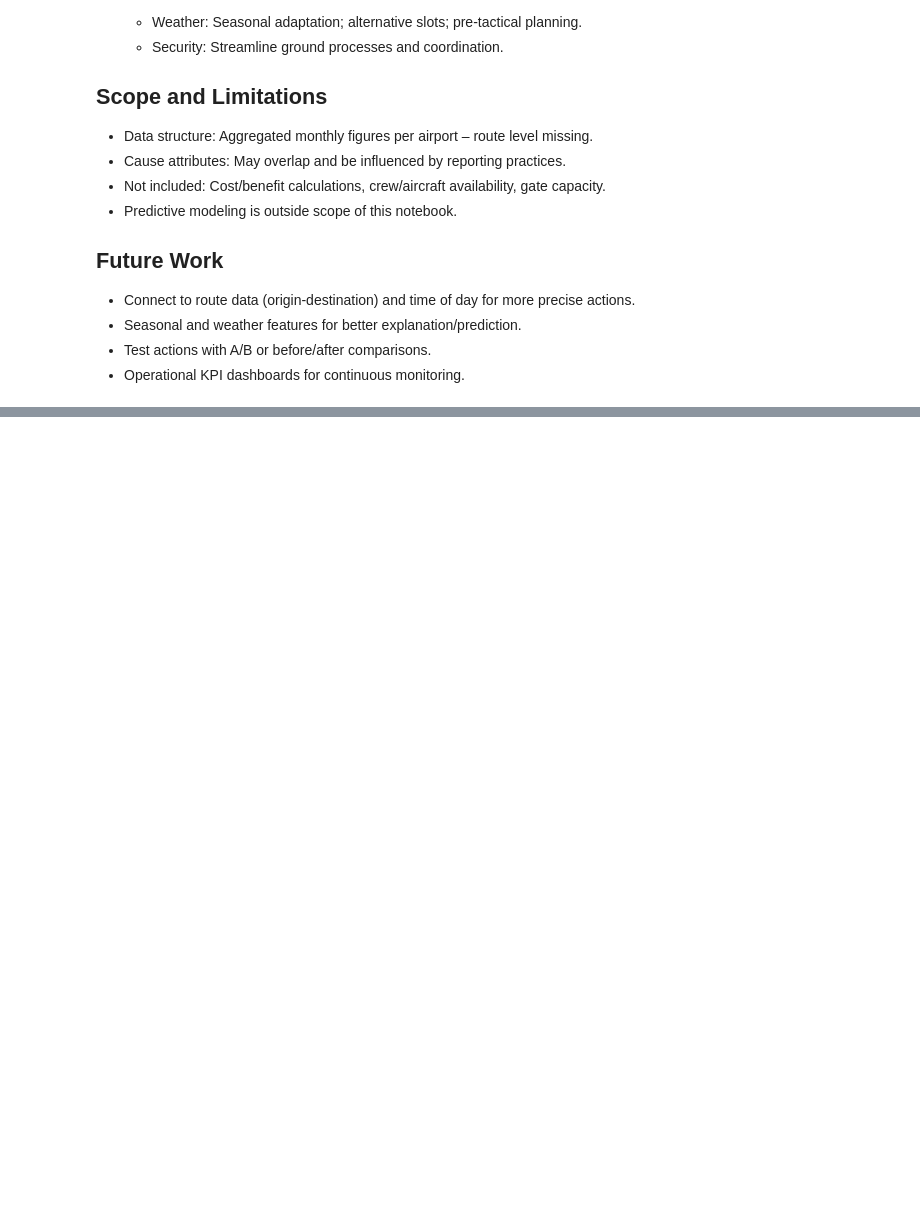
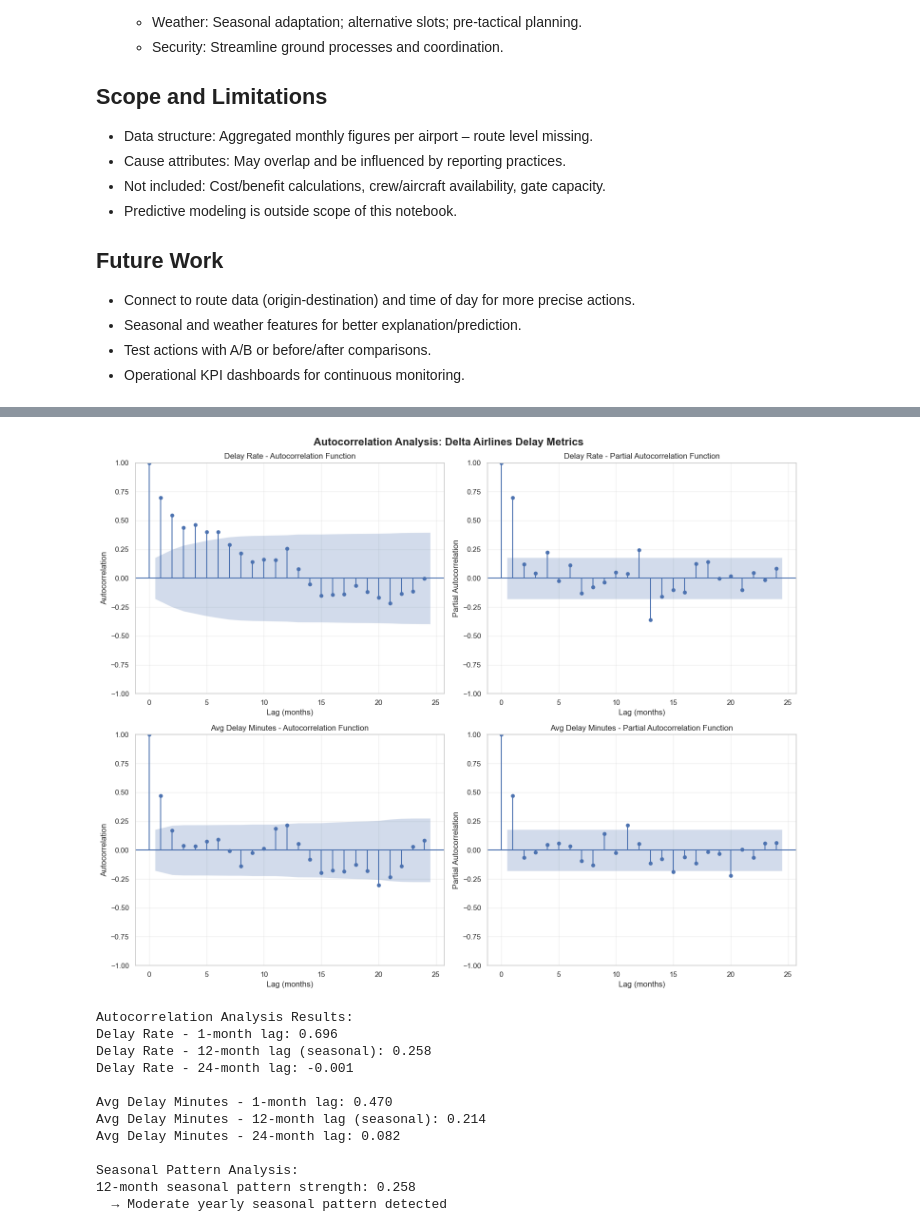
Before and after one commit to jacobw2003/flight-delay, a Jupyter notebook: southwest_delay_analysis.ipynb, the cells around one changed output, grey strips where cells are left out. Cells and saved outputs as stored; diff of their text form; code cells hidden in the pictures; blank space fills up the shorter version.

```diff
--- a/southwest_delay_analysis.ipynb
+++ b/southwest_delay_analysis.ipynb
@@ -381,0 +581,72 @@ Lagret: dataset/southwest_priorities.csv
+# %%
+# Autocorrelation Analysis
+fig, axes = plt.subplots(2, 2, figsize=(15, 12))
+fig.suptitle('Autocorrelation Analysis: Delta Airlines Delay Metrics', fontsize=16, fontweight='bold')
+
+# 1. Delay Rate ACF
+plot_acf(monthly_data['delay_rate'], lags=24, ax=axes[0,0], title='Delay Rate - Autocorrelation Function')
+axes[0,0].set_xlabel('Lag (months)')
+axes[0,0].set_ylabel('Autocorrelation')
+axes[0,0].grid(True, alpha=0.3)
+
+# 2. Delay Rate PACF
+plot_pacf(monthly_data['delay_rate'], lags=24, ax=axes[0,1], title='Delay Rate - Partial Autocorrelation Function')
+axes[0,1].set_xlabel('Lag (months)')
+axes[0,1].set_ylabel('Partial Autocorrelation')
+axes[0,1].grid(True, alpha=0.3)
+
+# 3. Average Delay Minutes ACF
+plot_acf(monthly_data['avg_delay_minutes'], lags=24, ax=axes[1,0], title='Avg Delay Minutes - Autocorrelation Function')
+axes[1,0].set_xlabel('Lag (months)')
+axes[1,0].set_ylabel('Autocorrelation')
+axes[1,0].grid(True, alpha=0.3)
+
+# 4. Average Delay Minutes PACF
+plot_pacf(monthly_data['avg_delay_minutes'], lags=24, ax=axes[1,1], title='Avg Delay Minutes - Partial Autocorrelation Function')
+axes[1,1].set_xlabel('Lag (months)')
+axes[1,1].set_ylabel('Partial Autocorrelation')
+axes[1,1].grid(True, alpha=0.3)
+
+plt.tight_layout()
+plt.show()
+
+# Calculate and display key autocorrelation statistics
+delay_rate_acf = acf(monthly_data['delay_rate'], nlags=24, fft=True)
+avg_delay_acf = acf(monthly_data['avg_delay_minutes'], nlags=24, fft=True)
+
+print("Autocorrelation Analysis Results:")
+print(f"Delay Rate - 1-month lag: {delay_rate_acf[1]:.3f}")
+print(f"Delay Rate - 12-month lag (seasonal): {delay_rate_acf[12]:.3f}")
+print(f"Delay Rate - 24-month lag: {delay_rate_acf[24]:.3f}")
+print()
+print(f"Avg Delay Minutes - 1-month lag: {avg_delay_acf[1]:.3f}")
+print(f"Avg Delay Minutes - 12-month lag (seasonal): {avg_delay_acf[12]:.3f}")
+print(f"Avg Delay Minutes - 24-month lag: {avg_delay_acf[24]:.3f}")
+
+# Identify significant seasonal patterns
+seasonal_lags = [12, 24]  # Yearly and 2-year patterns
+print("\nSeasonal Pattern Analysis:")
+for lag in seasonal_lags:
+    if lag < len(delay_rate_acf):
+        print(f"12-month seasonal pattern strength: {delay_rate_acf[12]:.3f}")
+        if delay_rate_acf[12] > 0.3:
+            print("  → Strong yearly seasonal pattern detected")
+        elif delay_rate_acf[12] > 0.1:
+            print("  → Moderate yearly seasonal pattern detected")
+        else:
+            print("  → Weak yearly seasonal pattern")
+        break
+# %% [output]
+[figure, added]
+Autocorrelation Analysis Results:
+Delay Rate - 1-month lag: 0.696
+Delay Rate - 12-month lag (seasonal): 0.258
+Delay Rate - 24-month lag: -0.001
+
+Avg Delay Minutes - 1-month lag: 0.470
+Avg Delay Minutes - 12-month lag (seasonal): 0.214
+Avg Delay Minutes - 24-month lag: 0.082
+
+Seasonal Pattern Analysis:
+12-month seasonal pattern strength: 0.258
+  → Moderate yearly seasonal pattern detected
```
Also changed, not shown: parts of 13 cells of this notebook, 8 other files.
